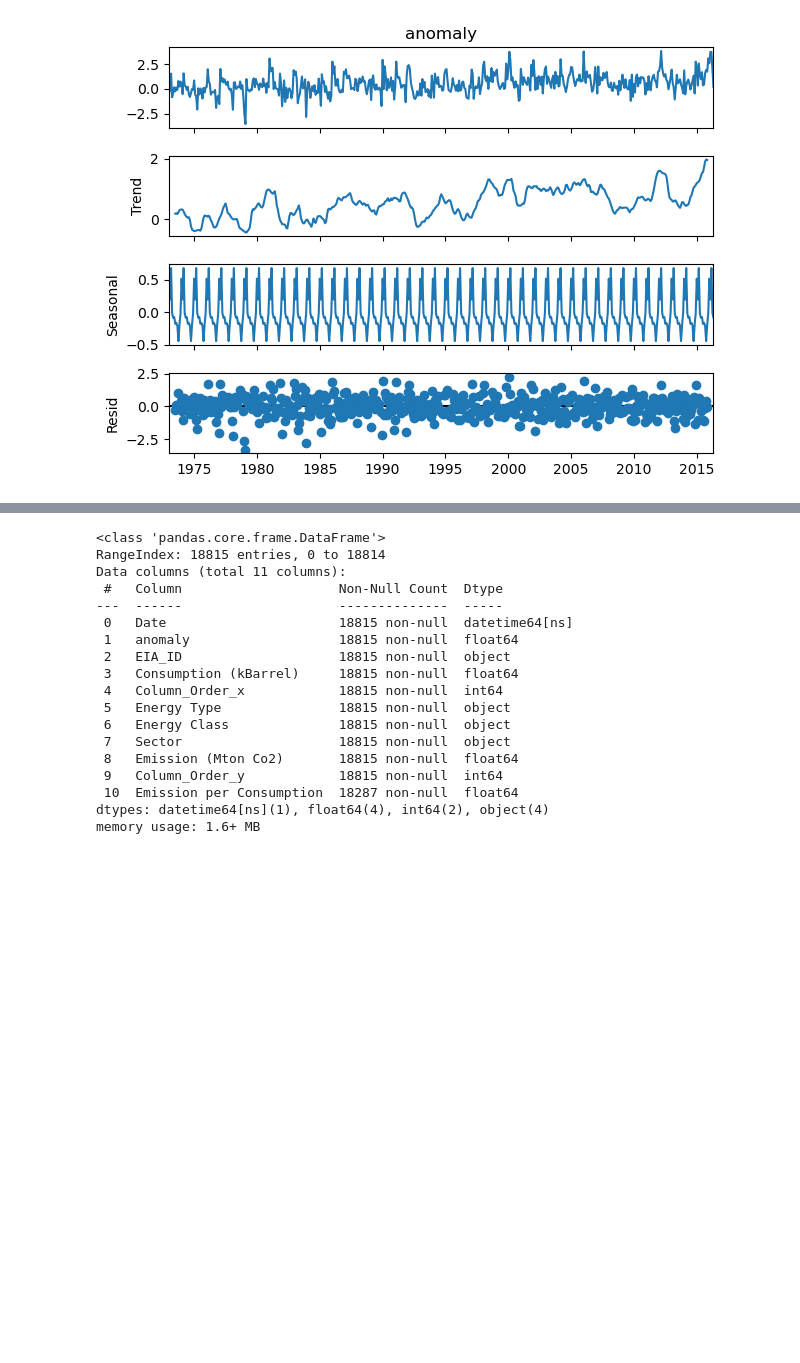
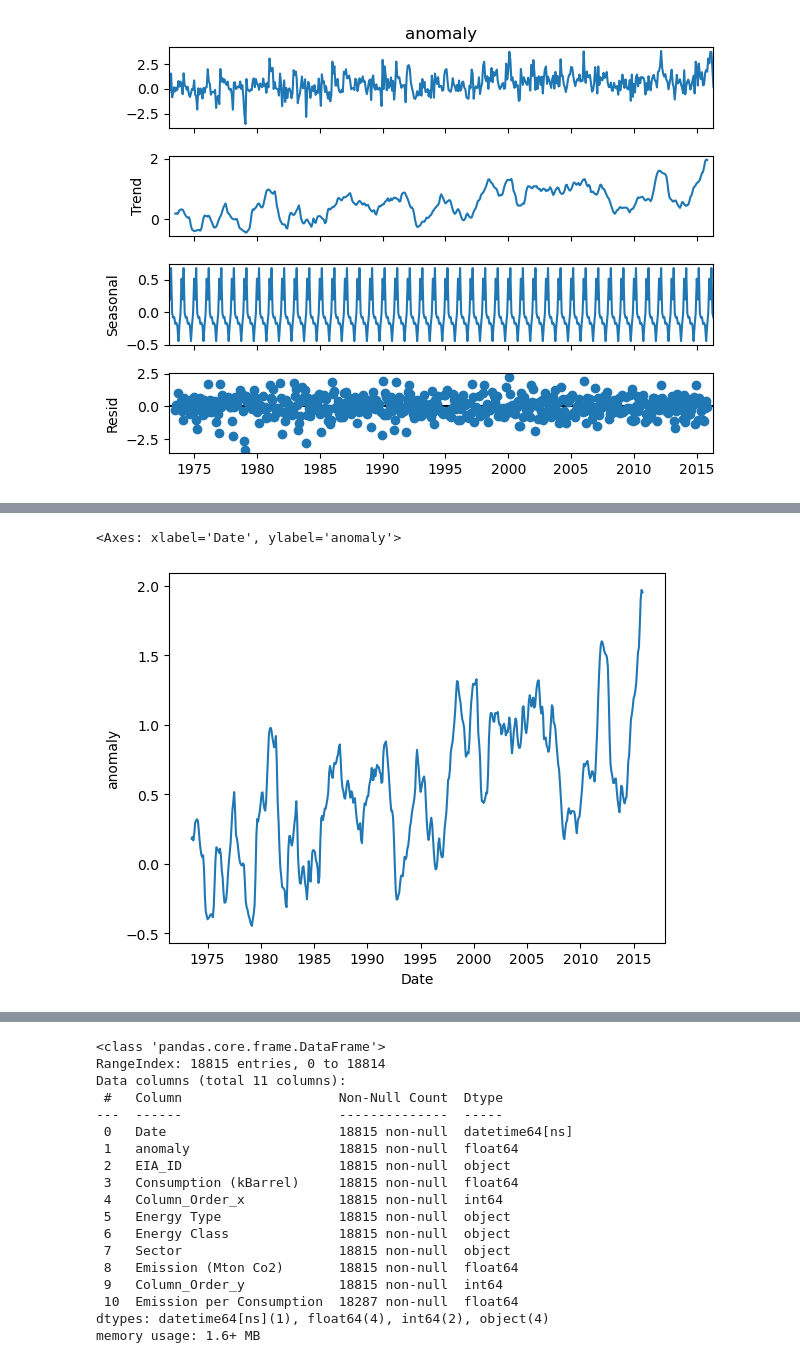
Before and after one commit to chtang-hmc/Spring-Invitation-Datathon-2024, a Jupyter notebook: Analysis/temp_EDA.ipynb, the cells around one changed output, grey strips where cells are left out. Drawn from its saved outputs; the diff is of its cells as text; code cells hidden in the pictures; blank space fills up the shorter version.

```diff
--- a/Analysis/temp_EDA.ipynb
+++ b/Analysis/temp_EDA.ipynb
@@ -7,7 +7,7 @@ import sys
 sys.path.append('..')
 from LinearModel import *
 # %%
-temp = pd.read_csv('temp.csv')
+temp = pd.read_csv('/Users/ishitajain/Spring-Invitation-Datathon-2024/Clean Data/temp.csv')
 # %%
 temp.drop('Unnamed: 0', axis=1, inplace=True)
 # %%
@@ -75,3 +58,8 @@ ValueError: Could not interpret value `anomaly` for `y`. An entry with this name
+# %%
+sns.lineplot(y=temp_trend['anomaly'],x=temp_trend['Date'])
+# %% [output]
+<Axes: xlabel='Date', ylabel='anomaly'>
+[figure, added]
 # %%
 # make date a column
 temp_trend.reset_index(inplace=True)
```
Also changed, not shown: parts of 6 cells of this notebook, 7 other files.
